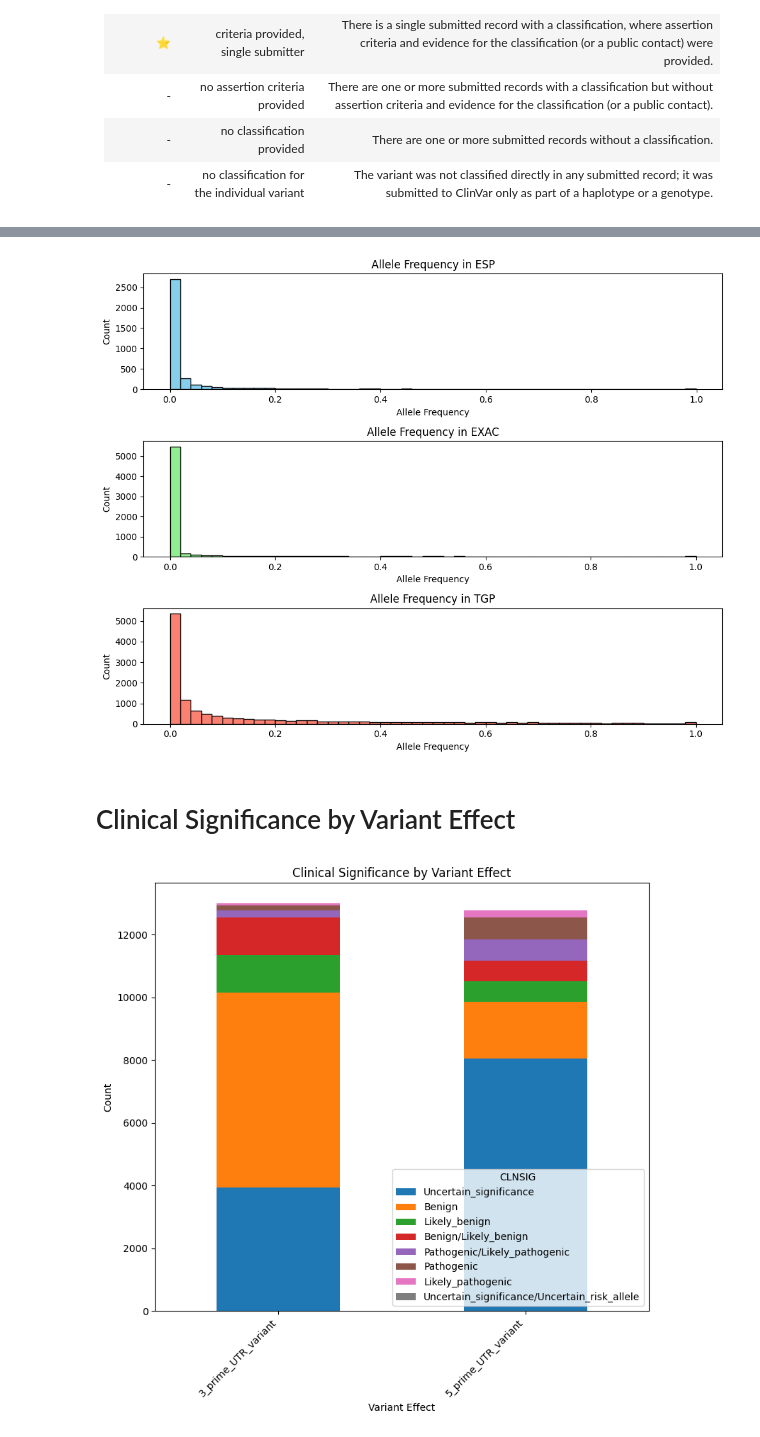
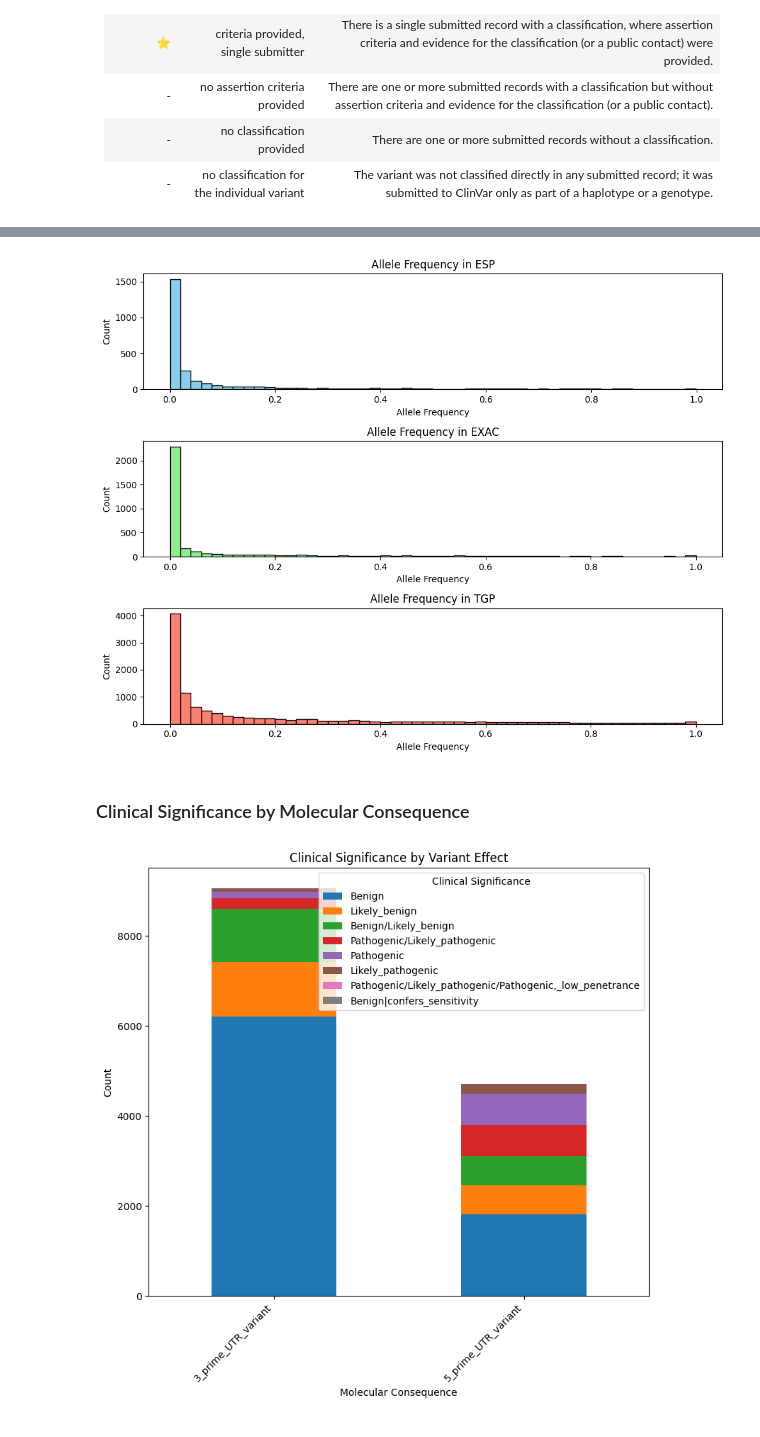
Before and after one commit to bschilder/VEP_DNA, a Jupyter notebook: notebooks/UTRVar.ipynb, the cells around one changed output, grey strips where cells are left out. Cells and saved outputs as stored; diff of their text form; code cells hidden in the pictures.

```diff
--- a/notebooks/UTRVar.ipynb
+++ b/notebooks/UTRVar.ipynb
@@ -75,23 +51,19 @@ shape: (5, 21)
 # %%
+MC_term_opts = ["5_prime_UTR_variant","3_prime_UTR_variant"]
 CLNREVSTAT_opts = ["practice_guideline","reviewed_by_expert_panel"]
-MC_term_opts = ["5_prime_UTR_variant","3_prime_UTR_variant"]
 CLNSIG_opts = ["benign","pathogenic","Benign","Pathogenic"]
 
-cv_df = vcf_df.filter(
-    (pl.col("CLNREVSTAT_score")>=2) &
-    (pl.col("MC_term").str.contains("|".join(MC_term_opts))) &
-    (pl.col("CLNVC") == "single_nucleotide_variant") &
-    (pl.col("CLNSIG").str.contains("|".join(CLNSIG_opts)))
-).drop_nulls(subset=['CLNDN'])
-
-# Convert POS column to integer before saving
-cv_df = cv_df.with_columns(pl.col("POS").cast(pl.Int64))
-
-
-save_path = "./data/UTR/clinvar_utr_snv.bed.gz"
-print("Saving filteredUTR sites to",save_path)
-cv.df_to_bed(cv_df, save_path=save_path)
-# cv_df.write_parquet(save_path)
+cv_df = (vcf_df
+    .filter(
+        (pl.col("MC_term").str.contains("|".join(MC_term_opts))) &
+        (pl.col("CLNREVSTAT_score")>=2) &
+        (pl.col("CLNVC") == "single_nucleotide_variant") &
+        (pl.col("CLNSIG").str.contains("|".join(CLNSIG_opts)))
+    )
+    # Convert POS column to integer
+    .with_columns(pl.col("POS").cast(pl.Int64))
+    .drop_nulls(subset=['CLNDN'])
+    )
 
 print("Gene count:",cv_df["GENEINFO"].unique().len())
 print(cv_df.shape)
@@ -250,25 +284,26 @@ for i, (col, color, title) in enumerate(datasets, 1):
 plt.tight_layout()
 plt.show()
 # %% [output]
-[figure, old version]
+[figure, new version]
 # %% [markdown]
-# Clinical Significance by Variant Effect
+### Clinical Significance by Molecular Consequence
 # %%
 # group by Effect and CLNSIG, and count the occurrences
 effect_clnsig_counts = cv_df.to_pandas().groupby(['MC_term', 'CLNSIG']).size().unstack().fillna(0)
 
 top_8_clnsig = effect_clnsig_counts.sum(axis=0).nlargest(8).index
 
 effect_clnsig_counts_top_8 = effect_clnsig_counts[top_8_clnsig]
 
 # plot the stacked bar chart
 effect_clnsig_counts_top_8.plot(kind='bar', stacked=True, figsize=(8, 8))
 plt.title('Clinical Significance by Variant Effect')
-plt.xlabel('Variant Effect')
+plt.xlabel('Molecular Consequence')
 plt.ylabel('Count')
+plt.legend(title="Clinical Significance", loc='upper right')
 plt.xticks(rotation=45, ha='right')
 plt.tight_layout()
 plt.show()
 # %% [output]
-[figure, old version]
+[figure, new version]
 # %% [markdown]
```
Also changed, not shown: parts of 32 cells of this notebook, 2 other files.
